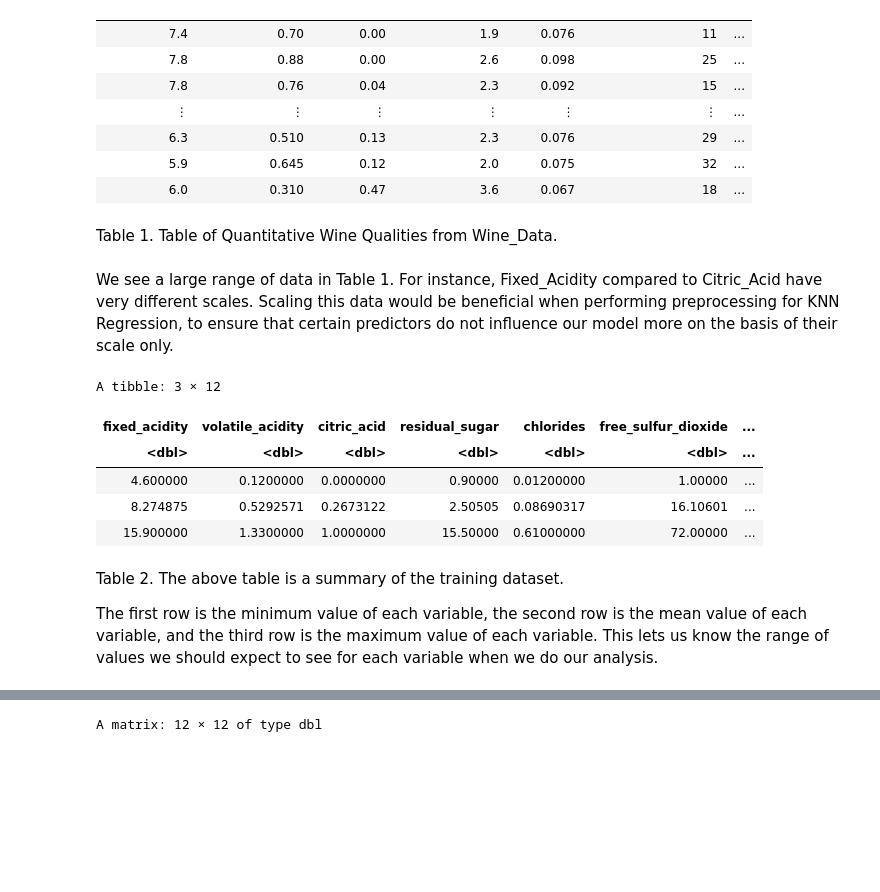
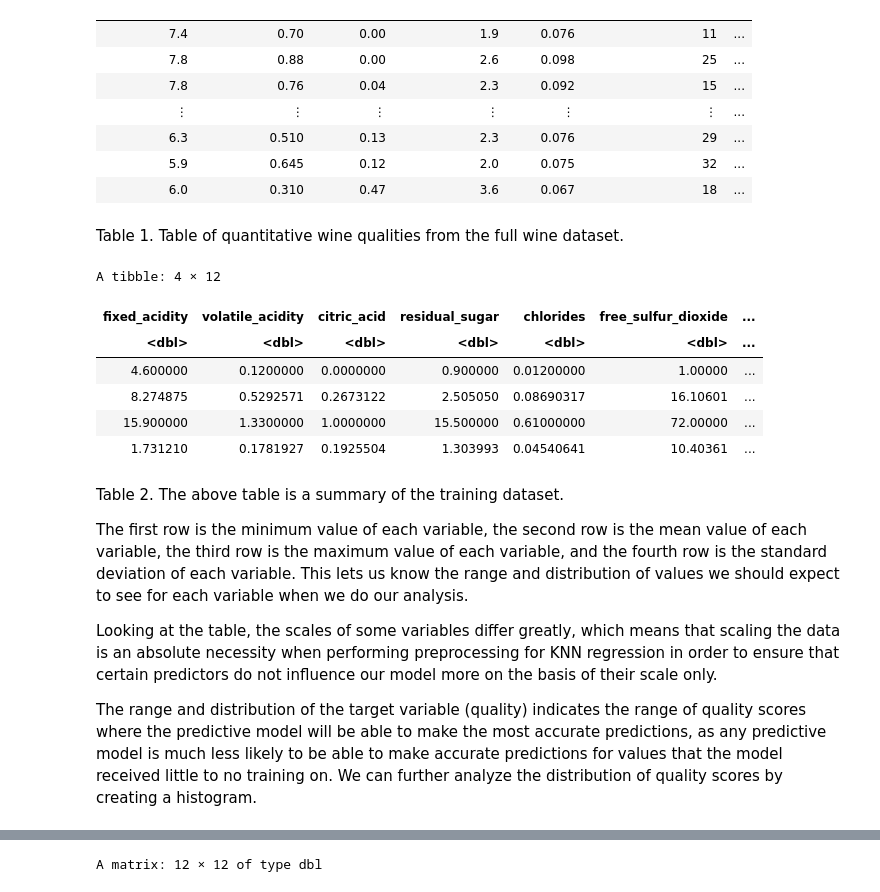
Before and after one commit to aleong2004/Wine-Quality-Prediction, a Jupyter notebook: Project.ipynb, the cells around one changed output, grey strips where cells are left out. Drawn from its saved outputs; the diff is of its cells as text; code cells hidden in the pictures; blank space fills up the shorter version.

```diff
--- a/Project.ipynb
+++ b/Project.ipynb
@@ -64,36 +75,42 @@ A tibble: 1599 × 12
 | 5.9 | 0.645 | 0.12 | 2.0 | 0.075 | 32 | ... |
 | 6.0 | 0.310 | 0.47 | 3.6 | 0.067 | 18 | ... |
 # %% [markdown]
-Table 1. Table of Quantitative Wine Qualities from Wine_Data.
+Table 1. Table of quantitative wine qualities from the full wine dataset.
-# %% [markdown]
-We see a large range of data in Table 1. For instance, Fixed_Acidity compared to Citric_Acid have very different scales. Scaling this data would be beneficial when performing preprocessing for KNN Regression, to ensure that certain predictors do not influence our model more on the basis of their scale only.
 # %%
 #splitting wine data into training/testing
 wine_split <- initial_split(wine_data, prop = 0.75, strata = quality)
 wine_training <- training(wine_split)
 wine_testing <- testing(wine_split)
 # %%
-#summary of wine data
+#summarizing the training dataset
 
 wine_max <- wine_training |>
             summarize(across("fixed_acidity":"quality", max, na.rm = TRUE))
 
 wine_min <- wine_training |>
             summarize(across("fixed_acidity":"quality", min, na.rm = TRUE))
 
 wine_mean <- wine_training |>
              summarize(across("fixed_acidity":"quality", mean, na.rm = TRUE))
 
-wine_summary <- bind_rows(wine_min, wine_mean, wine_max)
+wine_sd <- wine_training |>
+             summarize(across("fixed_acidity":"quality", sd, na.rm = TRUE))
+
+wine_summary <- bind_rows(wine_min, wine_mean, wine_max, wine_sd)
 wine_summary
 # %% [output]
-A tibble: 3 × 12
+A tibble: 4 × 12
 | fixed_acidity | volatile_acidity | citric_acid | residual_sugar | chlorides | free_sulfur_dioxide | ... |
 | <dbl> | <dbl> | <dbl> | <dbl> | <dbl> | <dbl> | ... |
-| 4.600000 | 0.1200000 | 0.0000000 | 0.90000 | 0.01200000 | 1.00000 | ... |
-| 8.274875 | 0.5292571 | 0.2673122 | 2.50505 | 0.08690317 | 16.10601 | ... |
-| 15.900000 | 1.3300000 | 1.0000000 | 15.50000 | 0.61000000 | 72.00000 | ... |
+| 4.600000 | 0.1200000 | 0.0000000 | 0.900000 | 0.01200000 | 1.00000 | ... |
+| 8.274875 | 0.5292571 | 0.2673122 | 2.505050 | 0.08690317 | 16.10601 | ... |
+| 15.900000 | 1.3300000 | 1.0000000 | 15.500000 | 0.61000000 | 72.00000 | ... |
+| 1.731210 | 0.1781927 | 0.1925504 | 1.303993 | 0.04540641 | 10.40361 | ... |
 # %% [markdown]
 Table 2. The above table is a summary of the training dataset.
 
-The first row is the minimum value of each variable, the second row is the mean value of each variable, and the third row is the maximum value of each variable. This lets us know the range of values we should expect to see for each variable when we do our analysis.
+The first row is the minimum value of each variable, the second row is the mean value of each variable, the third row is the maximum value of each variable, and the fourth row is the standard deviation of each variable. This lets us know the range and distribution of values we should expect to see for each variable when we do our analysis.
+
+Looking at the table, the scales of some variables differ greatly, which means that scaling the data is an absolute necessity when performing preprocessing for KNN regression in order to ensure that certain predictors do not influence our model more on the basis of their scale only.
+
+The range and distribution of the target variable (quality) indicates the range of quality scores where the predictive model will be able to make the most accurate predictions, as any predictive model is much less likely to be able to make accurate predictions for values that the model received little to no training on. We can further analyze the distribution of quality scores by creating a histogram.
```
Also changed, not shown: parts of 37 cells of this notebook.
